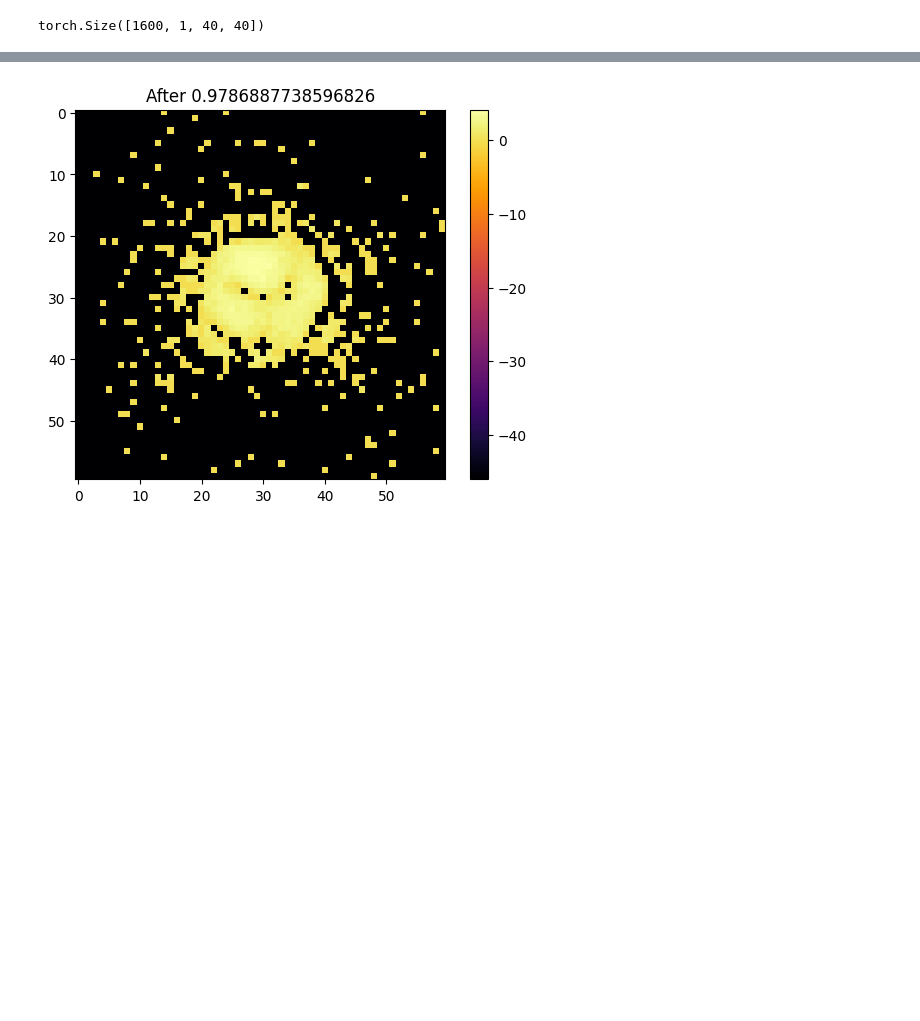
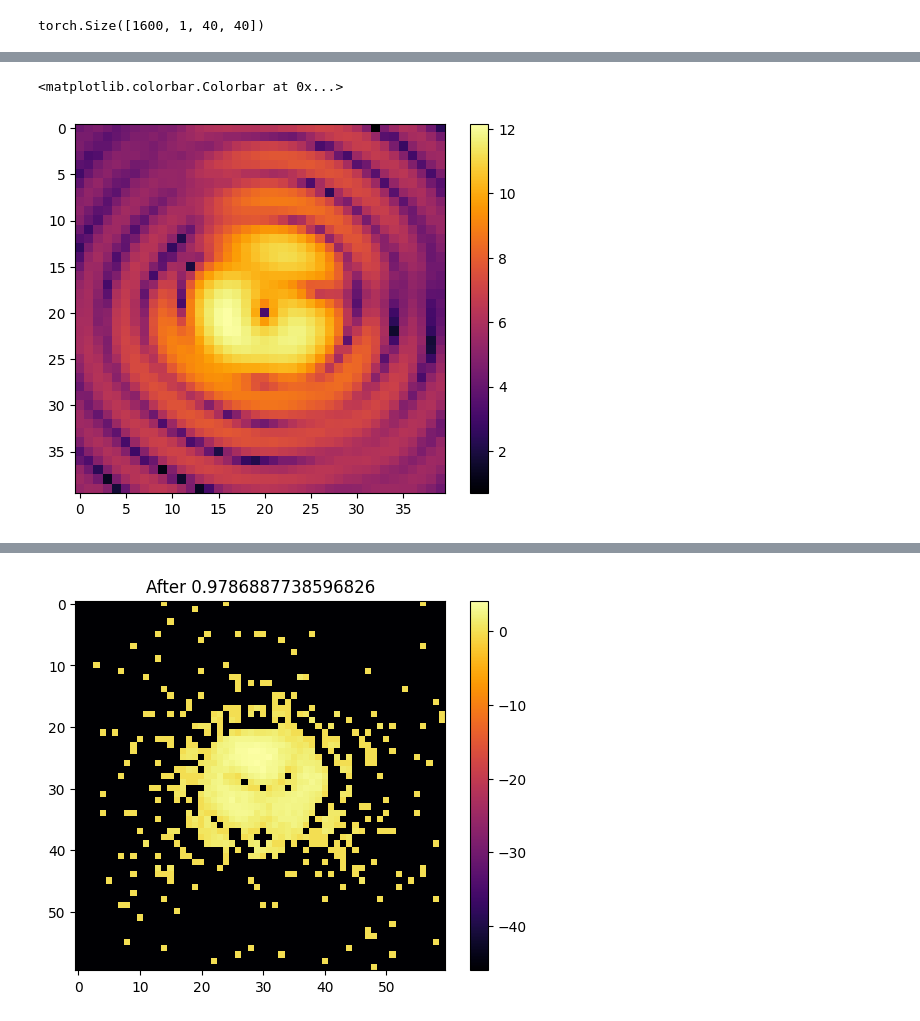
Before and after one commit to AlexeiKorolev/NASA-RL-Wavefront-Control, a Jupyter notebook: RL/data_generator.ipynb, the cells around one changed output, grey strips where cells are left out. Saved outputs shown, nothing was run; the diff lists cells and outputs as text; code cells hidden in the pictures; blank space fills up the shorter version.

```diff
--- a/RL/data_generator.ipynb
+++ b/RL/data_generator.ipynb
@@ -201 +223,7 @@ torch.save(model.state_dict(), PATH)
+# %%
+plt.imshow(np.log(images[0] + 1), cmap="inferno")
+plt.colorbar()
+# %% [output]
+<matplotlib.colorbar.Colorbar at 0x...>
+[figure, added]
 # %%
```
Also changed, not shown: parts of 4 cells of this notebook.
